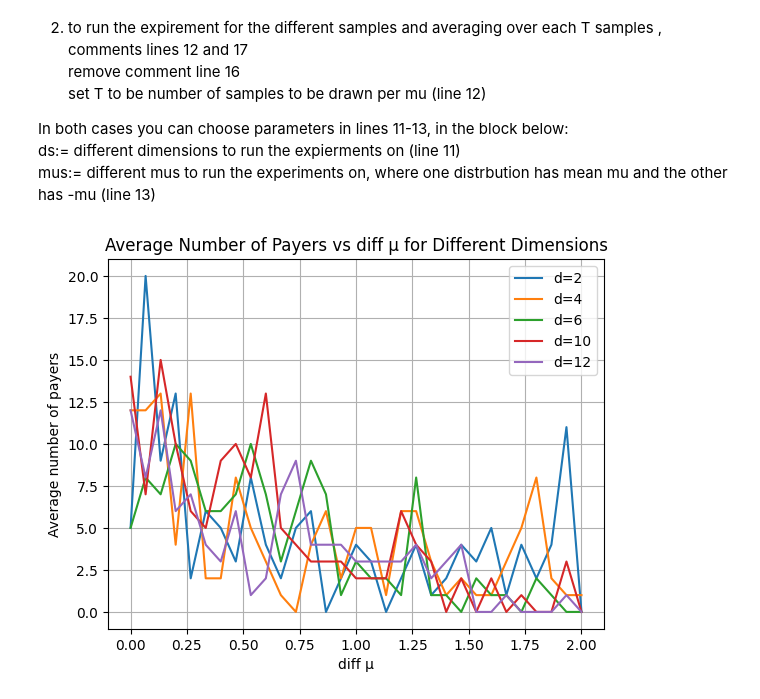
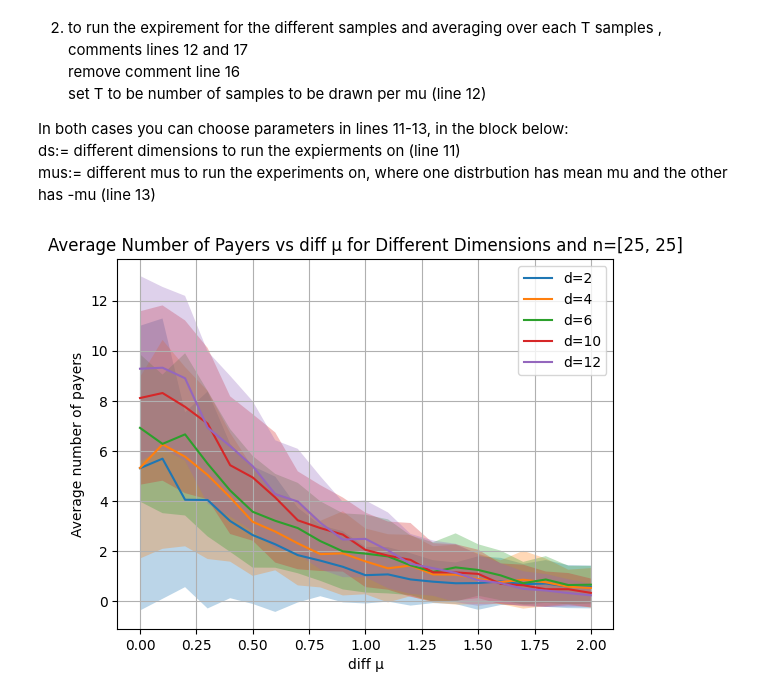
Before and after one commit to BML-Technion/accuracy_auctions, a Jupyter notebook: experiments.ipynb, the cells around one changed output. Cells and saved outputs as stored; diff of their text form; code cells hidden in the pictures.

```diff
--- a/experiments.ipynb
+++ b/experiments.ipynb
@@ -17,16 +19,15 @@ np.random.seed(seed)
 rng = np.random.default_rng(seed)
 # %%
 def generate_data_d(n, mu1, mu2, rng, sigma = 1.0, d=1):
-    n_per_class = n // 2
-    X1 = rng.normal(loc=mu1, scale=sigma, size=(n_per_class, d))
-    X2 = rng.normal(loc=mu2, scale=sigma, size=(n_per_class, d))
+    X1 = rng.normal(loc=mu1, scale=sigma[1], size=(n[1], d))
+    X2 = rng.normal(loc=mu2, scale=sigma[0], size=(n[0], d))
     X = np.vstack([X1, X2])
     y = np.concatenate([
-        -1 * np.ones(n_per_class),
-        np.ones(n_per_class)
+        -1 * np.ones(n[1]),
+        np.ones(n[0])
     ])
 
-    v = np.ones(n)
+    v = np.ones(n[0]+n[1])
 
     return X, y, v
 # %% [markdown]
@@ -49,7 +50,13 @@ In both cases you can choose parameters in lines 11-13, in the block below: <br>
     mus:= different mus to run the experiments on, where one distrbution has mean mu and the other has -mu (line 13)
 # %%
 # 1. choose parameters
-n = 50 # number of data points in a sample
+n_pos = 25 # number of data points in a sample with label 1
+n_neg = 25 # number of data points in a sample with label -1
+n = [n_pos, n_neg]
+sigma_pos = 1.0 # data sd for generating process
+sigma_neg = 1.5 # data sd for generating process
+sigma = [sigma_pos , sigma_neg]
+# ---------------------------------
 use_loss = 'hinge' #'log' or 'hinge' or 'squared_hinge'
 sigma_loss = 1.0 #TODO: double check if integration needed in more functions
 c = 1.0 # choose c without scaling
@@ -61,9 +68,9 @@ k_coef = 1.0 # coefficient to multiply k with
 fit_intercept = True # whether to fit intercept in SVM model
 # ---------------------------------
 ds = [2, 4, 6, 10, 12] # dimensions to run experiments on
-T = 1 # number of trials
-mus = np.linspace(1.0, 0.0, 31) # different mus to run the experiments on
-sigma = 1.0 # data sd for generating process
+#ds = [6]
+T = 100 # number of trials
+mus = np.linspace(1.0, 0.0, 21) # different mus to run the experiments on
 # %%
 # 3. run exact simulation
 # returns df with cols "agent" | "true_v" | "critical_v" | "allocation" | "welfare" | "utility"
@@ -72,32 +79,38 @@ sigma = 1.0 # data sd for generating process
 # critical_v = payment
 
 def compute_num_payers_for_d(d):#, k = None):
-    num_payers = np.zeros(len(mus))
-    # x, y, v = generate_data_d( n, mu, -mu, rng, sigma, d)
+    # num_payers = np.zeros(len(mus))
+    num_payers = {i: [] for i in range(len(mus))}
     for _ in range(T):
+        #x, y, v = generate_data_d(n, mus[0], -mus[0], rng, sigma, d)
         for i, mu in enumerate(mus):
             x, y, v = generate_data_d(n, mu, -mu, rng, sigma, d)
-            #x_updated = update_data(x, y, mu1, mu2)
+            #x_updated = update_data(x, y, mu, -mu)
             df_exact, _ = run_exact(x, y, v, c, use_loss, sigma_loss=sigma_loss, plot=show_plots,
                                     is_throw=is_throw, k=k, k_coef=k_coef, fit_intercept=fit_intercept)
+
             if df_exact is not None:
-                num_payers[i] += len(df_exact)
+                num_rows = (df_exact['critical_v'] > 0).sum()
+                num_payers[i].append(num_rows)
 
-    return d, num_payers / T
+    return d, num_payers
 # %%
 results = Parallel(n_jobs=-1, backend="loky")(
     delayed(compute_num_payers_for_d)(d) for d in ds
 )
 
 results = dict(results)  # {d: num_payers}
 for d, num_payers in results.items():
-    plt.plot(2*mus, num_payers, label=f"d={d}")
+    mean_num_payers = np.array([np.mean(num_payers[i]) for i in range(len(mus))])
+    sd_num_payers = np.array([np.std(num_payers[i]) for i in range(len(mus))])
+    plt.plot(2*mus, mean_num_payers, label=f"d={d}")
+    plt.fill_between(2*mus, mean_num_payers - sd_num_payers, mean_num_payers + sd_num_payers, alpha=0.3)
 
 plt.xlabel("diff μ")
 plt.ylabel("Average number of payers")
 plt.legend()
 plt.grid(True)
-plt.title("Average Number of Payers vs diff μ for Different Dimensions")
+plt.title(f"Average Number of Payers vs diff μ for Different Dimensions and n={n}")
 plt.show()
 # %% [output]
-[figure, old version]
+[figure, new version]
```
Also changed, not shown: parts of 2 cells of this notebook, 1 other file.
